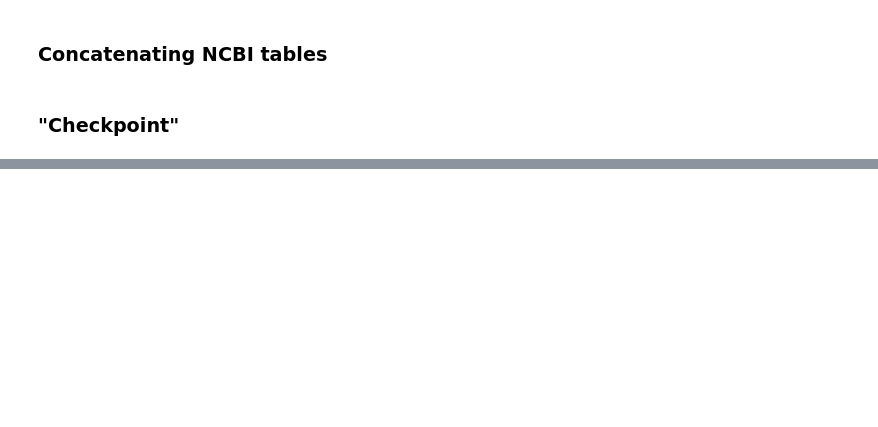
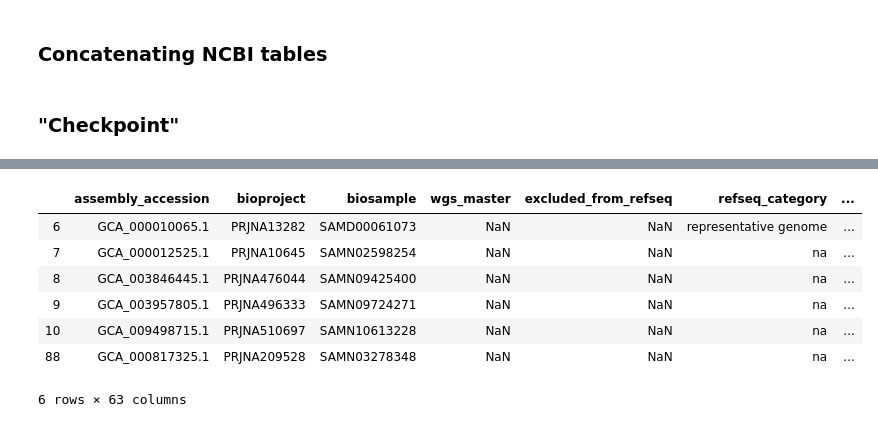
Before and after one commit to vinisalazar/SynechococcusGT, a Jupyter notebook: code/metadata_and_input_creation.ipynb, the cells around one changed output, grey strips where cells are left out. Drawn from its saved outputs; the diff is of its cells as text; code cells hidden in the pictures; blank space fills up the shorter version.

```diff
--- a/code/metadata_and_input_creation.ipynb
+++ b/code/metadata_and_input_creation.ipynb
@@ -207,0 +293,11 @@ df.shape
+# %%
+df[df['new_genus'] == 'Synechococcus']
+# %% [output]
+|  | assembly_accession | bioproject | biosample | wgs_master | excluded_from_refseq | refseq_category | ... |
+| 6 | GCA_000010065.1 | PRJNA13282 | SAMD00061073 | NaN | NaN | representative genome | ... |
+| 7 | GCA_000012525.1 | PRJNA10645 | SAMN02598254 | NaN | NaN | na | ... |
+| 8 | GCA_003846445.1 | PRJNA476044 | SAMN09425400 | NaN | NaN | na | ... |
+| 9 | GCA_003957805.1 | PRJNA496333 | SAMN09724271 | NaN | NaN | na | ... |
+| 10 | GCA_009498715.1 | PRJNA510697 | SAMN10613228 | NaN | NaN | na | ... |
+| 88 | GCA_000817325.1 | PRJNA209528 | SAMN03278348 | NaN | NaN | na | ... |
+6 rows × 63 columns
```
Also changed, not shown: parts of 26 cells of this notebook, 2 other files.
